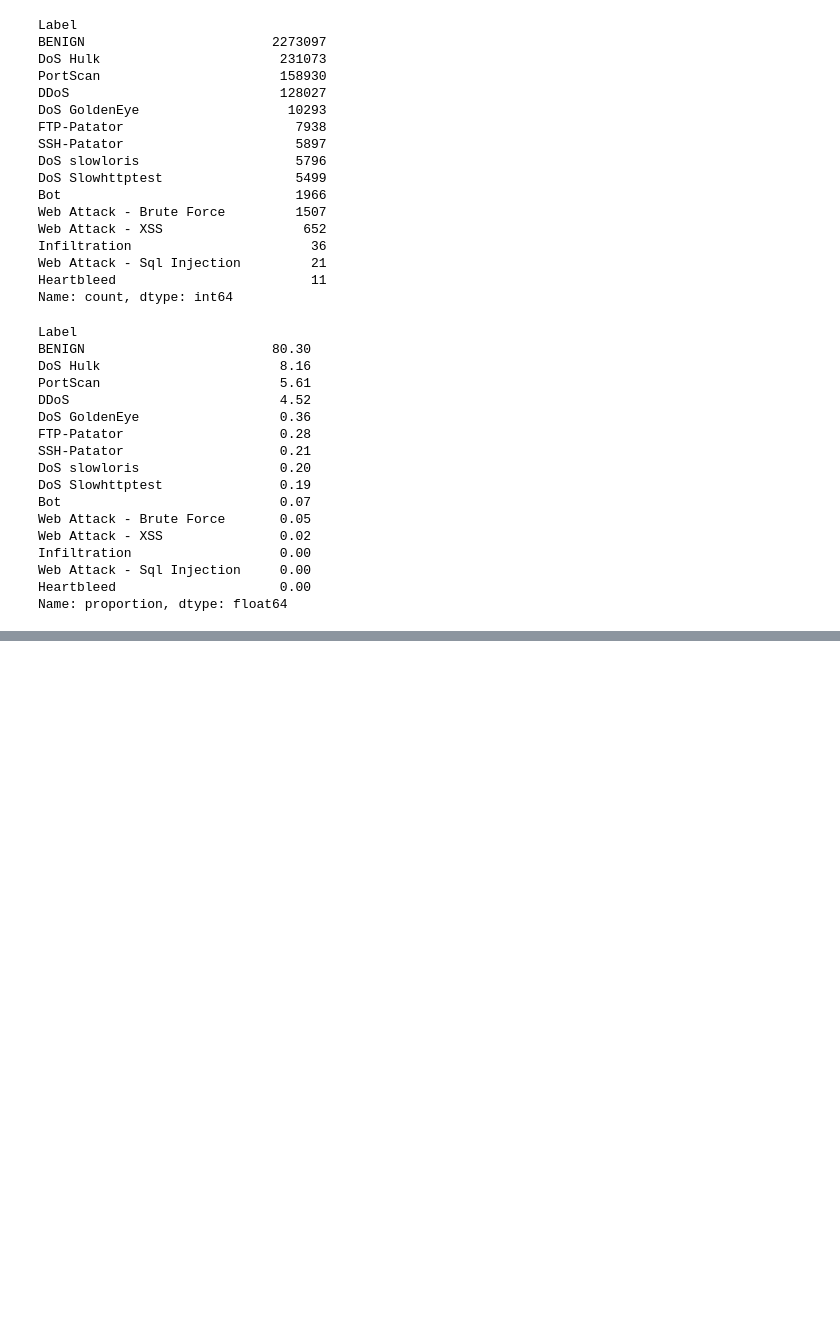
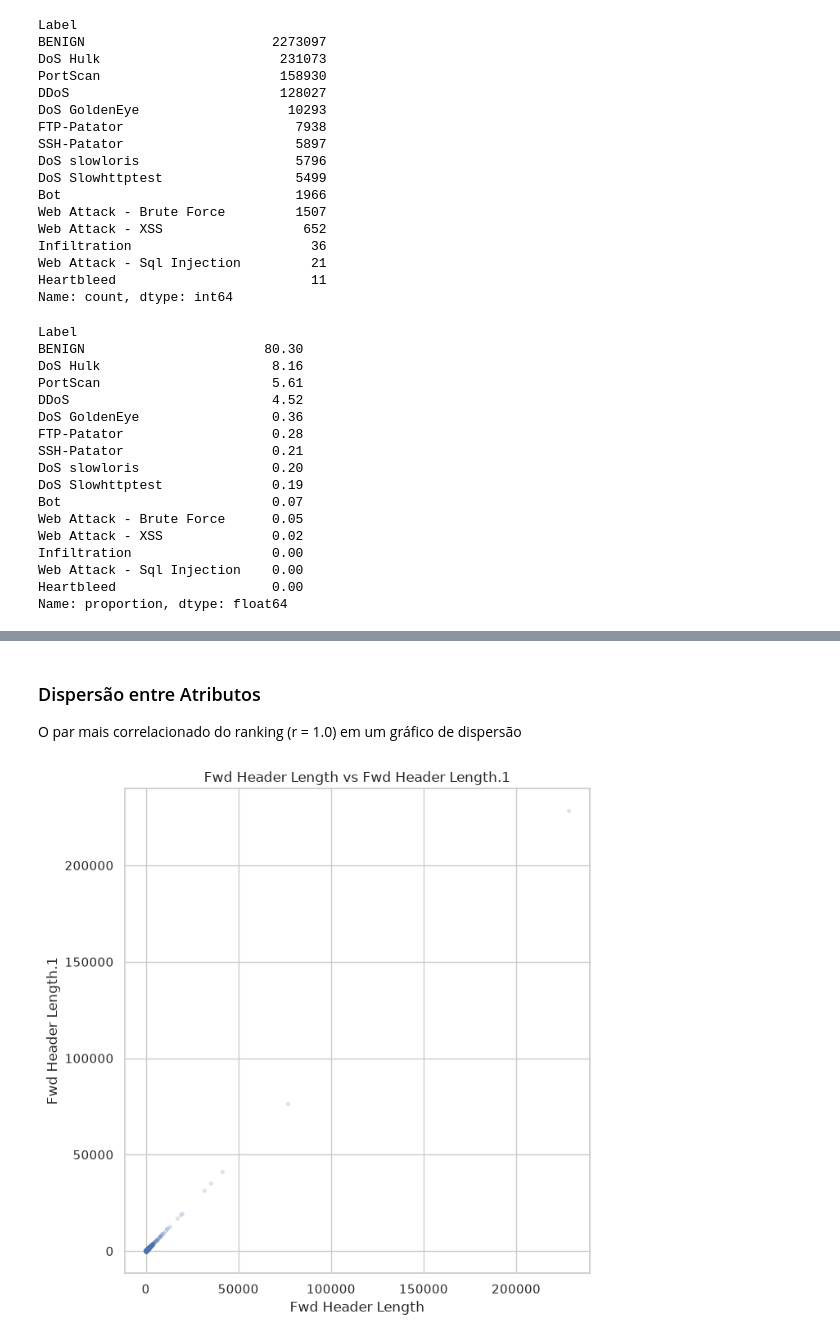
Before and after one commit to vinilauter/packoscope, a Jupyter notebook: main.ipynb, the cells around one changed output, grey strips where cells are left out. Saved outputs shown, nothing was run; the diff lists cells and outputs as text; code cells hidden in the pictures; blank space fills up the shorter version.

```diff
--- a/main.ipynb
+++ b/main.ipynb
@@ -249,0 +342,17 @@ plt.show()
+# %% [markdown]
+### Dispersão entre Atributos
+
+O par mais correlacionado do ranking (r = 1.0) em um gráfico de dispersão
+# %%
+# amostra por causa de 2.8m de linhas, senao o scatter so vira uma mancha
+amostra = df[["Fwd Header Length", "Fwd Header Length.1"]].sample(n=20000, random_state=42)
+
+fig, ax = plt.subplots(figsize=(7, 7))
+ax.scatter(amostra["Fwd Header Length"], amostra["Fwd Header Length.1"], alpha=0.15, s=8)
+ax.set_title("Fwd Header Length vs Fwd Header Length.1")
+ax.set_xlabel("Fwd Header Length")
+ax.set_ylabel("Fwd Header Length.1")
+plt.tight_layout()
+plt.show()
+# %% [output]
+[figure, added]
```
Also changed, not shown: parts of 8 cells of this notebook.
